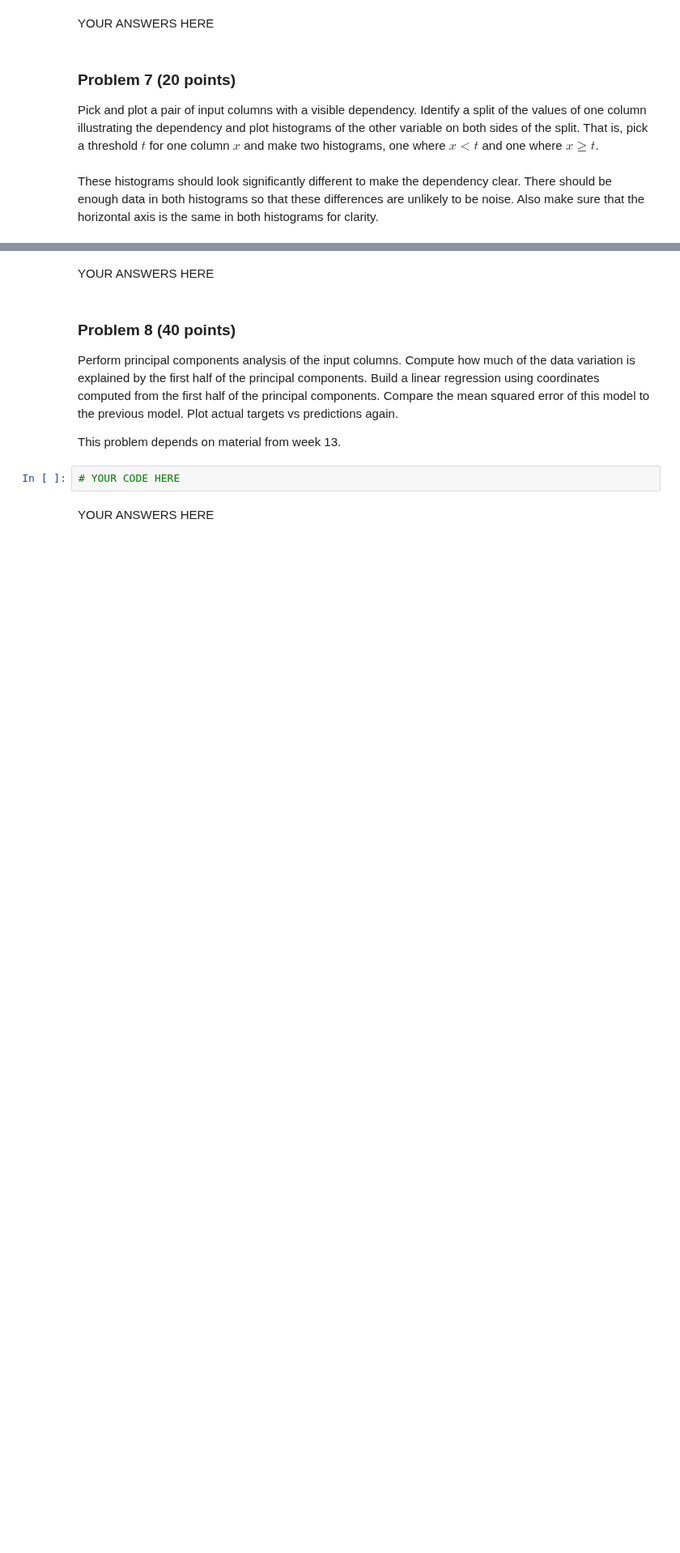
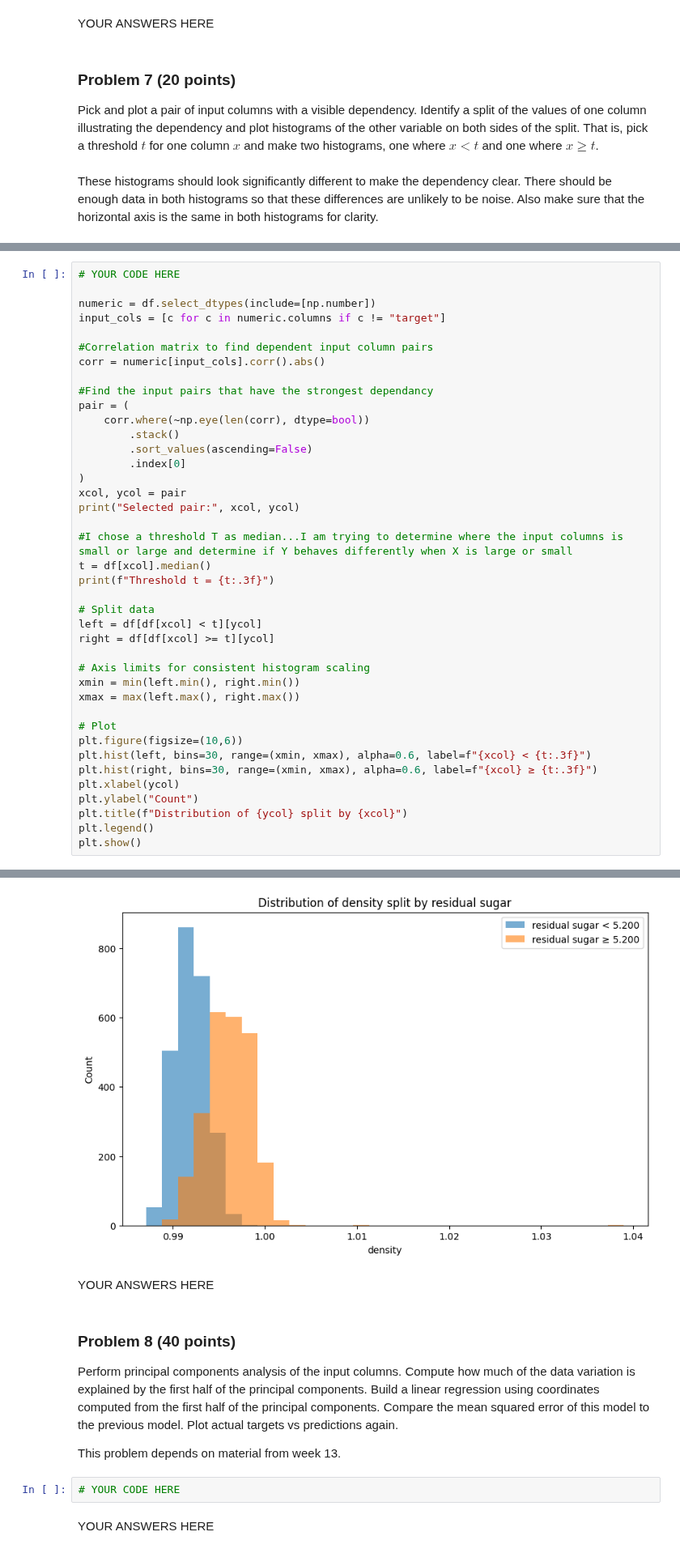
Before and after one commit to JCameronH/dx601-final-project, a Jupyter notebook: project.ipynb, the cells around one changed output, grey strips where cells are left out. Shown at 81% size. Drawn from its saved outputs; the diff is of its cells as text; blank space fills up the shorter version.

```diff
--- a/project.ipynb
+++ b/project.ipynb
@@ -300,0 +299,41 @@ Also make sure that the horizontal axis is the same in both histograms for clari
+# %%
+# YOUR CODE HERE
+
+numeric = df.select_dtypes(include=[np.number])
+input_cols = [c for c in numeric.columns if c != "target"]
+
+#Correlation matrix to find dependent input column pairs
+corr = numeric[input_cols].corr().abs()
+
+#Find the input pairs that have the strongest dependancy
+pair = (
+    corr.where(~np.eye(len(corr), dtype=bool))
+        .stack()
+        .sort_values(ascending=False)
+        .index[0]
+)
+xcol, ycol = pair
+print("Selected pair:", xcol, ycol)
+
+#I chose a threshold T as median...I am trying to determine where the input columns is small or large and determine if Y behaves differently when X is large or small
+t = df[xcol].median()
+print(f"Threshold t = {t:.3f}")
+
+# Split data
+left = df[df[xcol] < t][ycol]
+right = df[df[xcol] >= t][ycol]
+
+# Axis limits for consistent histogram scaling
+xmin = min(left.min(), right.min())
+xmax = max(left.max(), right.max())
+
+# Plot
+plt.figure(figsize=(10,6))
+plt.hist(left, bins=30, range=(xmin, xmax), alpha=0.6, label=f"{xcol} < {t:.3f}")
+plt.hist(right, bins=30, range=(xmin, xmax), alpha=0.6, label=f"{xcol} ≥ {t:.3f}")
+plt.xlabel(ycol)
+plt.ylabel("Count")
+plt.title(f"Distribution of {ycol} split by {xcol}")
+plt.legend()
+plt.show()
+# %% [output]
@@ -301,3 +342,4 @@ Also make sure that the horizontal axis is the same in both histograms for clari
+[figure, added]
 # %% [markdown]
 YOUR ANSWERS HERE
 # %% [markdown]
```
Also changed, not shown: parts of 2 cells of this notebook.
